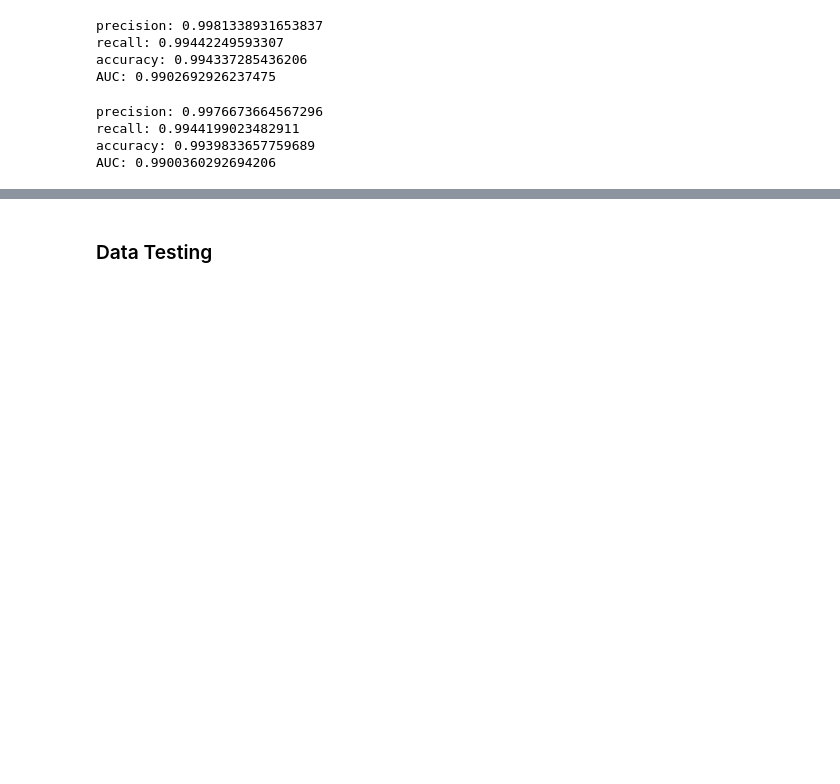
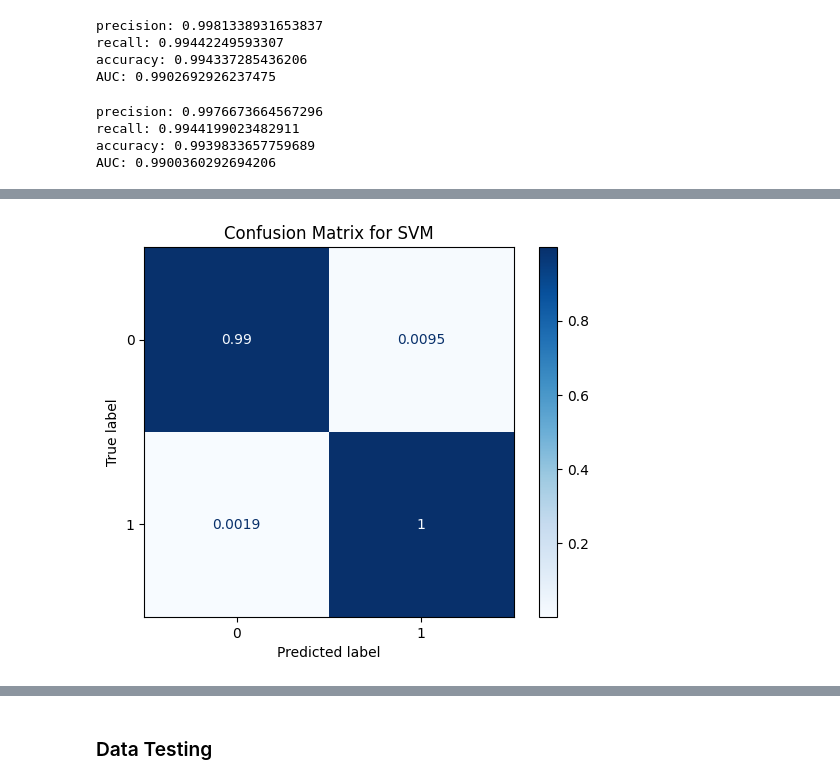
Before and after one commit to RiannDelaCruz/ML_miniproject, a Jupyter notebook: delacruz_dosado_fortaleza.ipynb, the cells around one changed output, grey strips where cells are left out. Drawn from its saved outputs; the diff is of its cells as text; code cells hidden in the pictures; blank space fills up the shorter version.

```diff
--- a/delacruz_dosado_fortaleza.ipynb
+++ b/delacruz_dosado_fortaleza.ipynb
@@ -542,0 +560,10 @@ results.style.highlight_max(color='lightblue')
+# %%
+#Confusion Matrix
+from sklearn.metrics import plot_confusion_matrix
+
+matrix = plot_confusion_matrix(svm, x_test, y_test, cmap=plt.cm.Blues, normalize='true')
+plt.title('Confusion Matrix for SVM')
+plt.show(matrix)
+plt.show()
+# %% [output]
+[figure, added]
```
Also changed, not shown: parts of 7 cells of this notebook.
